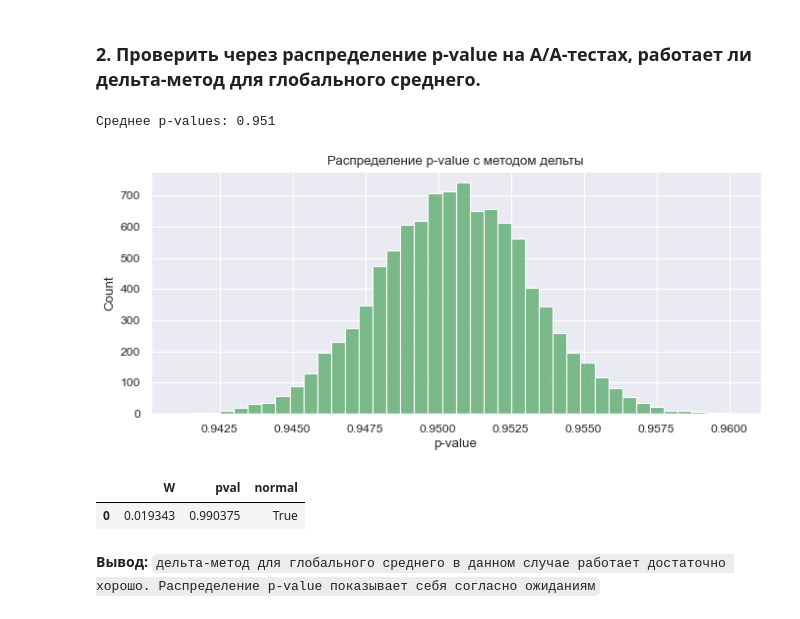
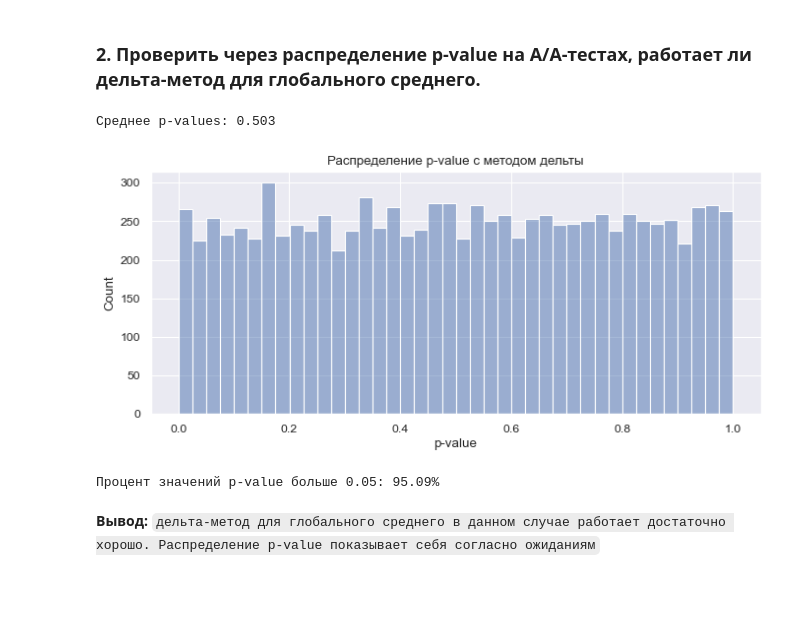
Before and after one commit to evanc001/practice_in_uzum_cource, a Jupyter notebook: analytic_projects/AA-tests/test_analysis.ipynb, the cells around one changed output. Saved outputs shown, nothing was run; the diff lists cells and outputs as text; code cells hidden in the pictures; blank space fills up the shorter version.

```diff
--- a/analytic_projects/AA-tests/test_analysis.ipynb
+++ b/analytic_projects/AA-tests/test_analysis.ipynb
@@ -53,10 +53,16 @@ pg.qqplot(df.check);
 # %%
-np.random.seed(42)
 # средняя цена чека в по-юзерном тесте
-means_by_user = df.groupby('user_id')['check'].mean().reset_index()
+data = df.groupby('user_id')['check'].mean().reset_index()
 
 # Создадим две идентичные группы, используя np.random.choice. запишем все в колонку 'group'
-means_by_user['group'] = np.random.choice([1, 2], size=1000, p=[0.5, 0.5])
+group_1 = data.sample(frac=0.5)
+group_2 = data.drop(group_1.index)
+
+group_1['group'] = 1
+group_2['group'] = 2
+
+# Объединение обеих групп в один DataFrame
+data['group'] = pd.concat([group_1, group_2]).group
 # %% [markdown]
 `Выборки не зависят друг от друга`
 - так как чеки сначала были усреднены для каждого пользователя, затем разделены на группы
@@ -79,12 +85,15 @@ pg.normality(data=means_by_user,dv='check', group='group',method='normaltest').r
 # %% [markdown]
 #### создание списка p-val и проверка распределения
+# %%
+# отказался от group. так как надо обновлять средние значения для построения распределения p-val
+data.drop(['user_id','group'],axis=1,inplace=True)
 # %%
 # создание списка p-val
-from scipy.stats import ttest_ind
+from scipy.stats import ttest_ind, norm
 pvals = []
-a = means_by_user[means_by_user.group == 1]['check']
-b = means_by_user[means_by_user.group == 2]['check']
 
-for _ in range(2000):
-    t_stat, p_value = ttest_ind(a.sample(100), b.sample(100))
+for _ in range(10000):
+    a = data.sample(frac=0.5)
+    b = data.drop(a.index)
+    t_stat, p_value = ttest_ind(a, b)
     pvals.append(p_value)
@@ -106,34 +116,32 @@ sns.histplot(data=pvals,bins=40, color='g');
 p_vals = []
 
 for _ in range(10000):
-    # Создание случайного шума для каждой группы
-    noise_a = np.random.normal(0, 1, len(a))
-    noise_b = np.random.normal(0, 1, len(b))
+    a = data.sample(frac=0.5)
+    b = data.drop(a.index)
 
-    # Добавление случайного шума к данным каждой группы
-    first = a + noise_a
-    second = b + noise_b
+    # Применение дельта-метода для расчета p-значения
+    pooled_standard_error = np.sqrt(a.var() / len(a) + b.var() / len(b))
+    z_value = (a.mean() - b.mean()) / pooled_standard_error
+    p_value = 2 * (1 - norm.cdf(abs(z_value)))
 
-    # Вычисление p-value по t-тесту для каждой итерации
-    _, p_value = ttest_ind(first, second)
     p_vals.append(p_value)
 
 # Вывод среднего значения p-value
 print(f'Среднее p-values: {np.mean(p_vals).round(3)}')
 # %% [output]
-Среднее p-values: 0.951
+Среднее p-values: 0.503
 # %%
-# Построение гистограммы распределения p-value
-sns.histplot(p_vals, bins=40, color='g')
+sns.histplot(np.array(p_vals), bins=40, legend=False)
 plt.title('Распределение p-value с методом дельты')
 plt.xlabel('p-value');
 # %% [output]
-[figure, old version]
+[figure, new version]
-# %%
-pg.normality(p_vals,method='normaltest')
-# %% [output]
-|  | W | pval | normal |
-| 0 | 0.019343 | 0.990375 | True |
+# %%
+p_vals_np = np.array(p_vals)
+percent_p_05 = np.mean(p_vals_np > 0.05) * 100
+print(f'Процент значений p-value больше 0.05: {percent_p_05:.2f}%')
+# %% [output]
+Процент значений p-value больше 0.05: 95.09%
 # %% [markdown]
 **Вывод:**  `дельта-метод для глобального среднего в данном случае работает достаточно хорошо. Распределение p-value показывает себя согласно ожиданиям`
 # %% [markdown]
```
Also changed, not shown: parts of 22 cells of this notebook.
